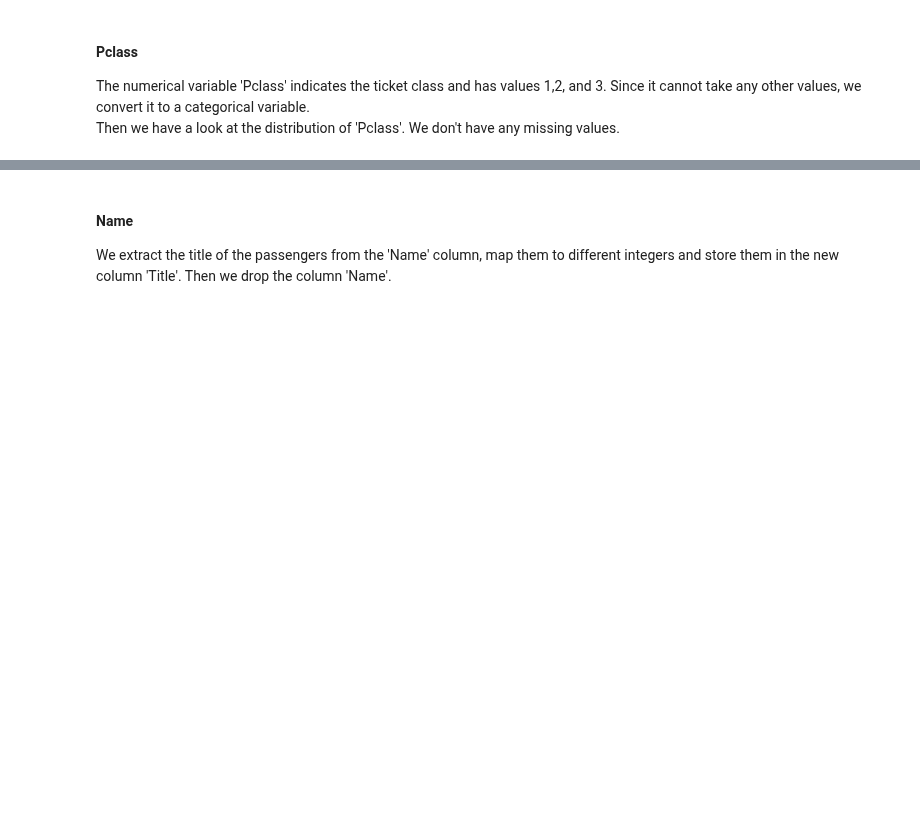
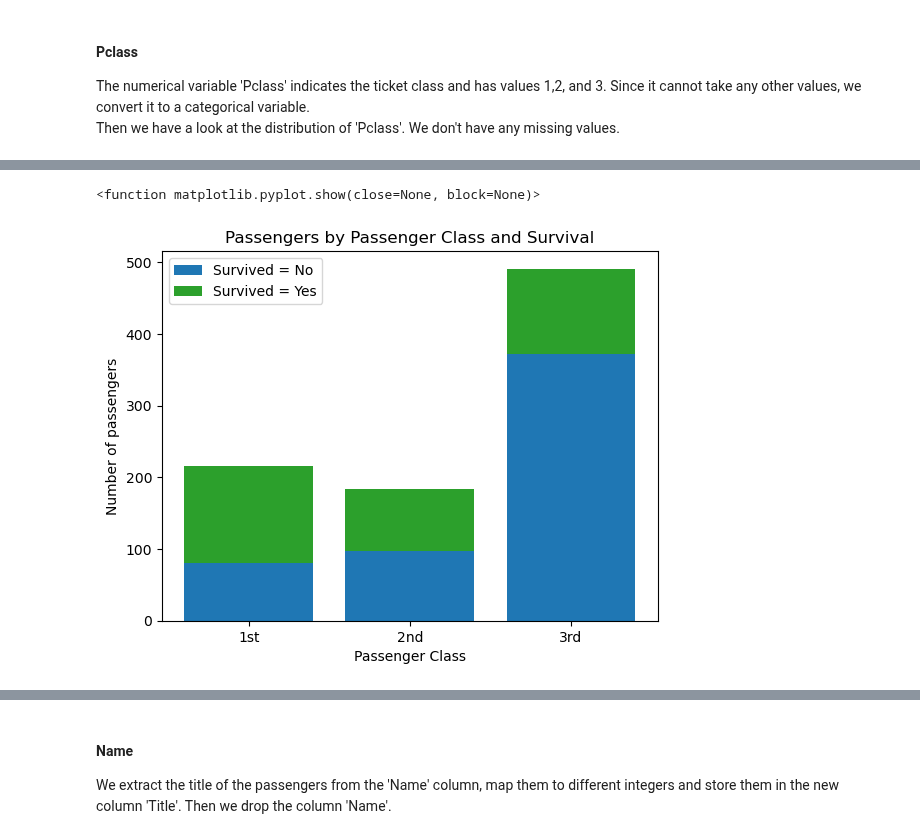
Before and after one commit to mariusjb/dm1-titanic, a Jupyter notebook: preprocessing.ipynb, the cells around one changed output, grey strips where cells are left out. Cells and saved outputs as stored; diff of their text form; code cells hidden in the pictures; blank space fills up the shorter version.

Commit message:
included aspects from html

```diff
--- a/preprocessing.ipynb
+++ b/preprocessing.ipynb
@@ -90 +141,18 @@ dtype: int64
 [figure]
+# %%
+Surv_0 = df.groupby(['Pclass', 'Survived']).count()['Sex'].loc[:,0]
+Surv_1 = df.groupby(['Pclass', 'Survived']).count()['Sex'].loc[:,1]
+
+plt.xlabel('Passenger Class')
+plt.ylabel('Number of passengers')
+plt.title('Passengers by Passenger Class and Survival')
+plt.xticks(np.arange(3), ('1st', '2nd', '3rd'))
+plt.bar(np.arange(3), Surv_0, color = 'tab:blue')
+plt.bar(np.arange(3), Surv_1, color = 'tab:green', bottom = Surv_0)
+plt.legend( ('Survived = No', 'Survived = Yes'), loc = 2 )
+plt.show
+
+#colors: https://matplotlib.org/stable/gallery/color/named_colors.html
+# %% [output]
+<function matplotlib.pyplot.show(close=None, block=None)>
+[figure, added]
```
Also changed, not shown: parts of 35 cells of this notebook.
